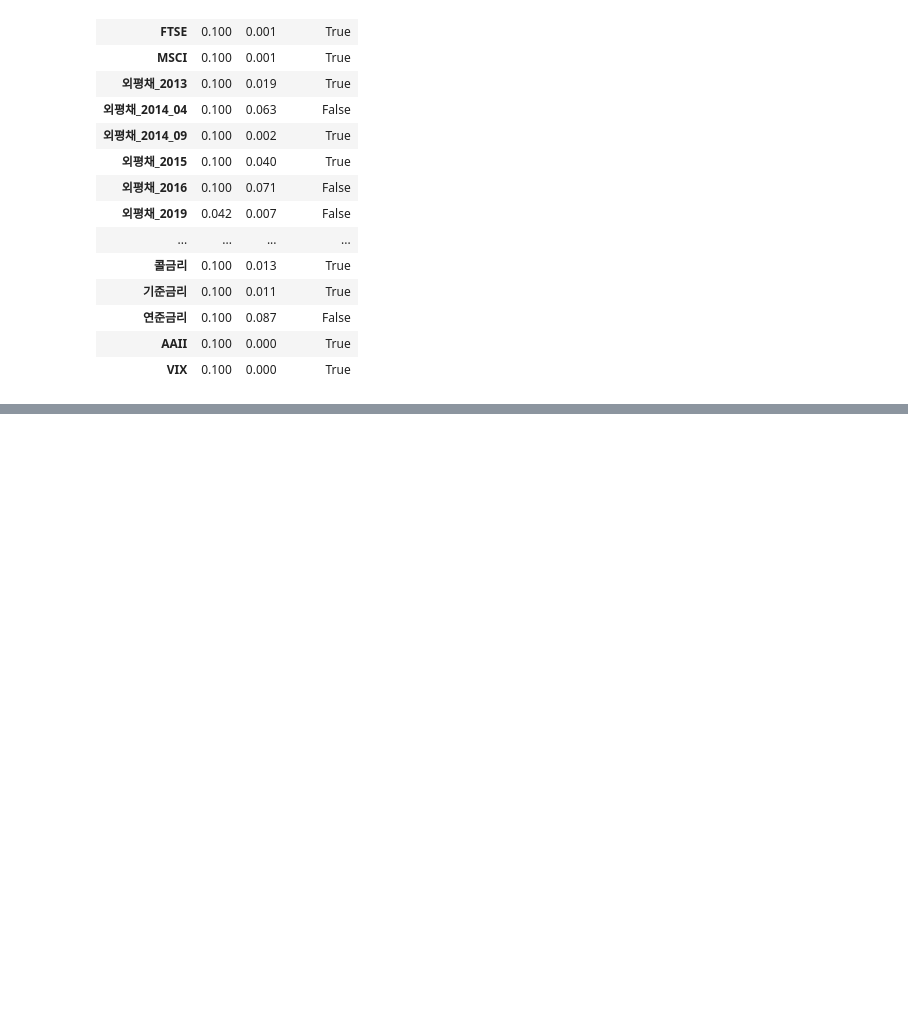
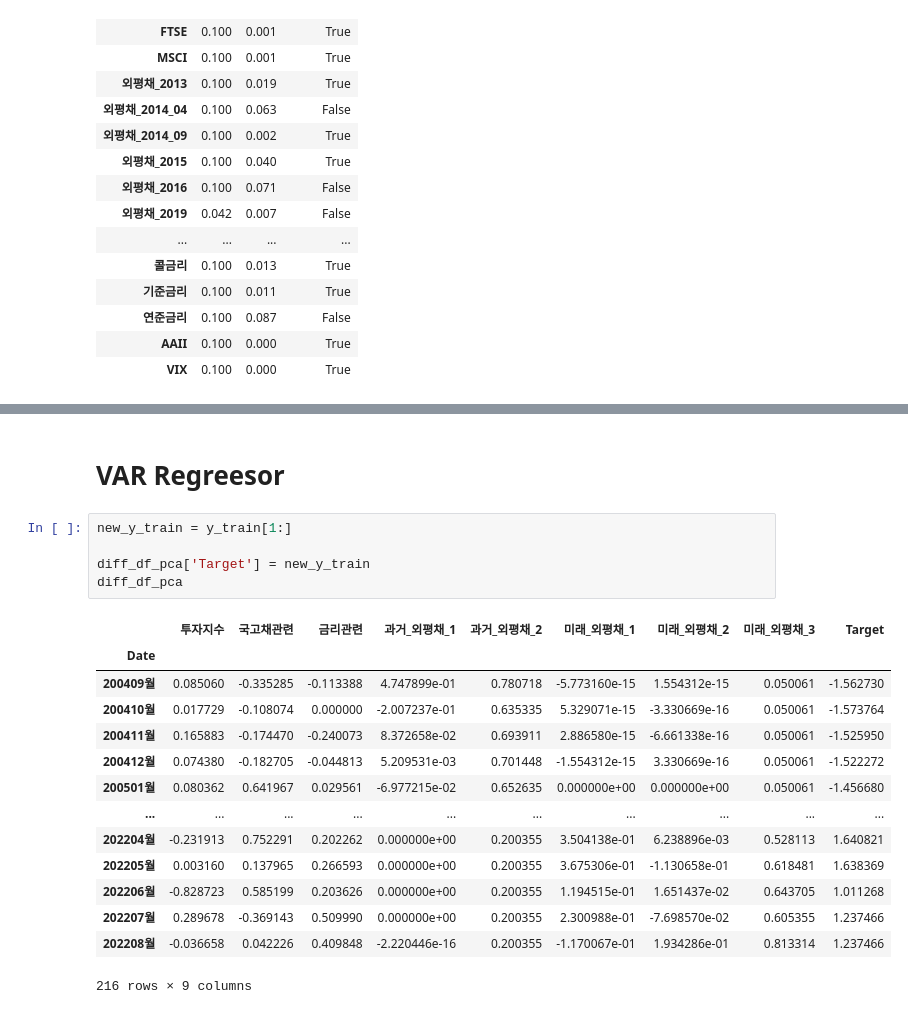
Before and after one commit to paragonyun/Deepconomics, a Jupyter notebook: main.ipynb, the cells around one changed output, grey strips where cells are left out. Saved outputs shown, nothing was run; the diff lists cells and outputs as text; blank space fills up the shorter version.

```diff
--- a/main.ipynb
+++ b/main.ipynb
@@ -172,0 +417,22 @@ p_value_df_diff12
+# %% [markdown]
+# VAR Regreesor
+# %%
+new_y_train = y_train[1:]
+
+diff_df_pca['Target'] = new_y_train
+diff_df_pca
+# %% [output]
+|  | 투자지수 | 국고채관련 | 금리관련 | 과거_외평채_1 | 과거_외평채_2 | 미래_외평채_1 | 미래_외평채_2 | 미래_외평채_3 | Target |
+| Date |  |  |  |  |  |  |  |  |  |
+| 200409월 | 0.085060 | -0.335285 | -0.113388 | 4.747899e-01 | 0.780718 | -5.773160e-15 | 1.554312e-15 | 0.050061 | -1.562730 |
+| 200410월 | 0.017729 | -0.108074 | 0.000000 | -2.007237e-01 | 0.635335 | 5.329071e-15 | -3.330669e-16 | 0.050061 | -1.573764 |
+| 200411월 | 0.165883 | -0.174470 | -0.240073 | 8.372658e-02 | 0.693911 | 2.886580e-15 | -6.661338e-16 | 0.050061 | -1.525950 |
+| 200412월 | 0.074380 | -0.182705 | -0.044813 | 5.209531e-03 | 0.701448 | -1.554312e-15 | 3.330669e-16 | 0.050061 | -1.522272 |
+| 200501월 | 0.080362 | 0.641967 | 0.029561 | -6.977215e-02 | 0.652635 | 0.000000e+00 | 0.000000e+00 | 0.050061 | -1.456680 |
+| ... | ... | ... | ... | ... | ... | ... | ... | ... | ... |
+| 202204월 | -0.231913 | 0.752291 | 0.202262 | 0.000000e+00 | 0.200355 | 3.504138e-01 | 6.238896e-03 | 0.528113 | 1.640821 |
+| 202205월 | 0.003160 | 0.137965 | 0.266593 | 0.000000e+00 | 0.200355 | 3.675306e-01 | -1.130658e-01 | 0.618481 | 1.638369 |
+| 202206월 | -0.828723 | 0.585199 | 0.203626 | 0.000000e+00 | 0.200355 | 1.194515e-01 | 1.651437e-02 | 0.643705 | 1.011268 |
+| 202207월 | 0.289678 | -0.369143 | 0.509990 | 0.000000e+00 | 0.200355 | 2.300988e-01 | -7.698570e-02 | 0.605355 | 1.237466 |
+| 202208월 | -0.036658 | 0.042226 | 0.409848 | -2.220446e-16 | 0.200355 | -1.170067e-01 | 1.934286e-01 | 0.813314 | 1.237466 |
+216 rows × 9 columns
```
Also changed, not shown: parts of 22 cells of this notebook.
